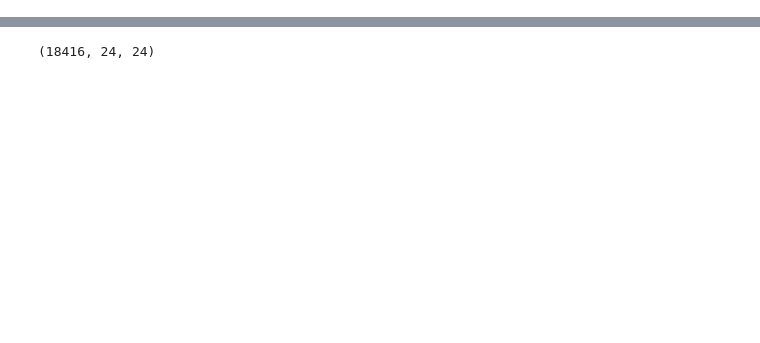
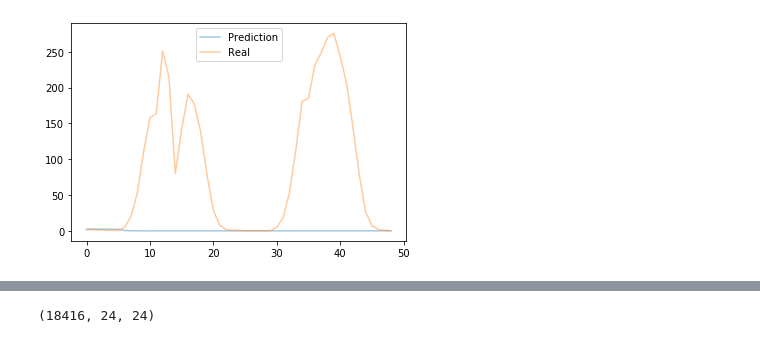
Before and after one commit to vbreeze8192/kaggle_enefit_prosumer_forecasting, a Jupyter notebook: ENEFIT_batch_LSTM_Training.ipynb, the cells around one changed output, grey strips where cells are left out. Cells and saved outputs as stored; diff of their text form; code cells hidden in the pictures; blank space fills up the shorter version.

```diff
--- a/ENEFIT_batch_LSTM_Training.ipynb
+++ b/ENEFIT_batch_LSTM_Training.ipynb
@@ -576,36 +495,0 @@ Y[t]=y.values
-# %%
-
-
-for specific_value in ['0','1']:
-    filtered_items = {key: value for key, value in df_dict.items() if specific_value in key}
-    model_dict=joblib.load("./model_dict_{}_{}.pkl".format(specific_value,save_id))
-    model=model_dict['model']
-    scaler=model_dict['scaler']
-    input_columns=model_dict['inputs']
-    lstm_output=model_dict['output']
-
-    for key, df in df_dict.items():
-        print(f'Test on dataframe: {key}')
-
-        # Apply the transformation with the fitted scaler
-        temp_df=df
-        df=df.dropna()
-        all_cols=input_columns+lstm_output
-        df=df[all_cols]
-        y_real=df[lstm_output]
-        train_test_df = scaler.transform(df[input_columns].fillna(method='ffill'))
-        y_preds=[]
-        X= create_lstm_input(train_test_df, T, -1)
-
-        #for t in range(T,len(train_test_df)):
-            #the output columns is the last
-        y_pred=model.predict(X)
-        #df[lstm_output]=y_pred.item()
-        plt.plot(y_pred)
-        plt.plot(y_real)
-        plt.show()
-            #display(y_pred)
-        # Train the model on the data from the current dataframe
-
-##TODO
-# CAPIRE COME TRASFORMARE INPUT E OUTPUT NELLA STRUTTURA GIUSTA!
@@ -630,0 +782,7 @@ KeyboardInterrupt:
+# %%
+plt.plot(Y_pred,alpha=0.4,label='Prediction')
+plt.plot(y_real,alpha=0.4,label='Real')
+plt.legend()
+plt.show()
+# %% [output]
+[figure, added]
```
Also changed, not shown: parts of 17 cells of this notebook, 3 other files.
